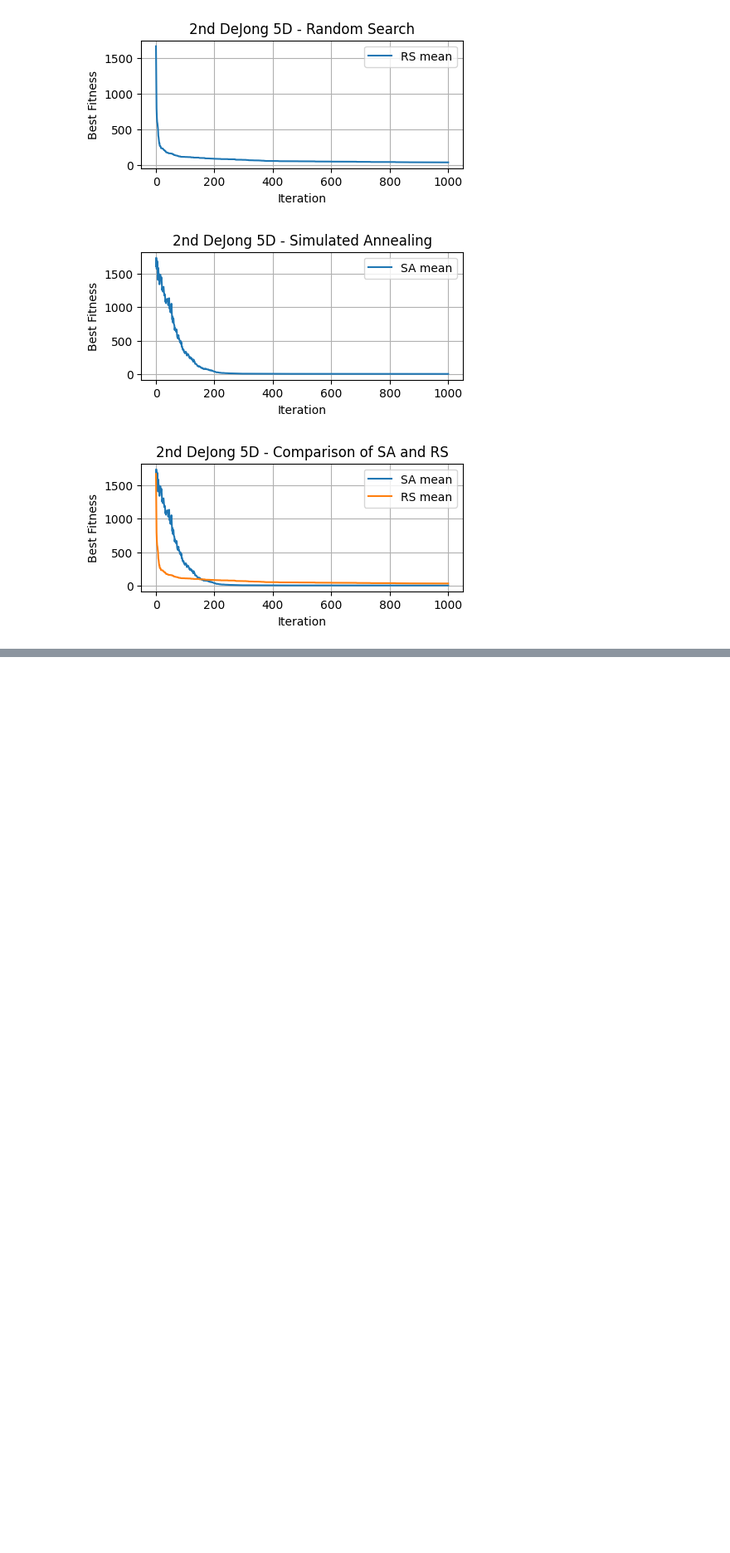
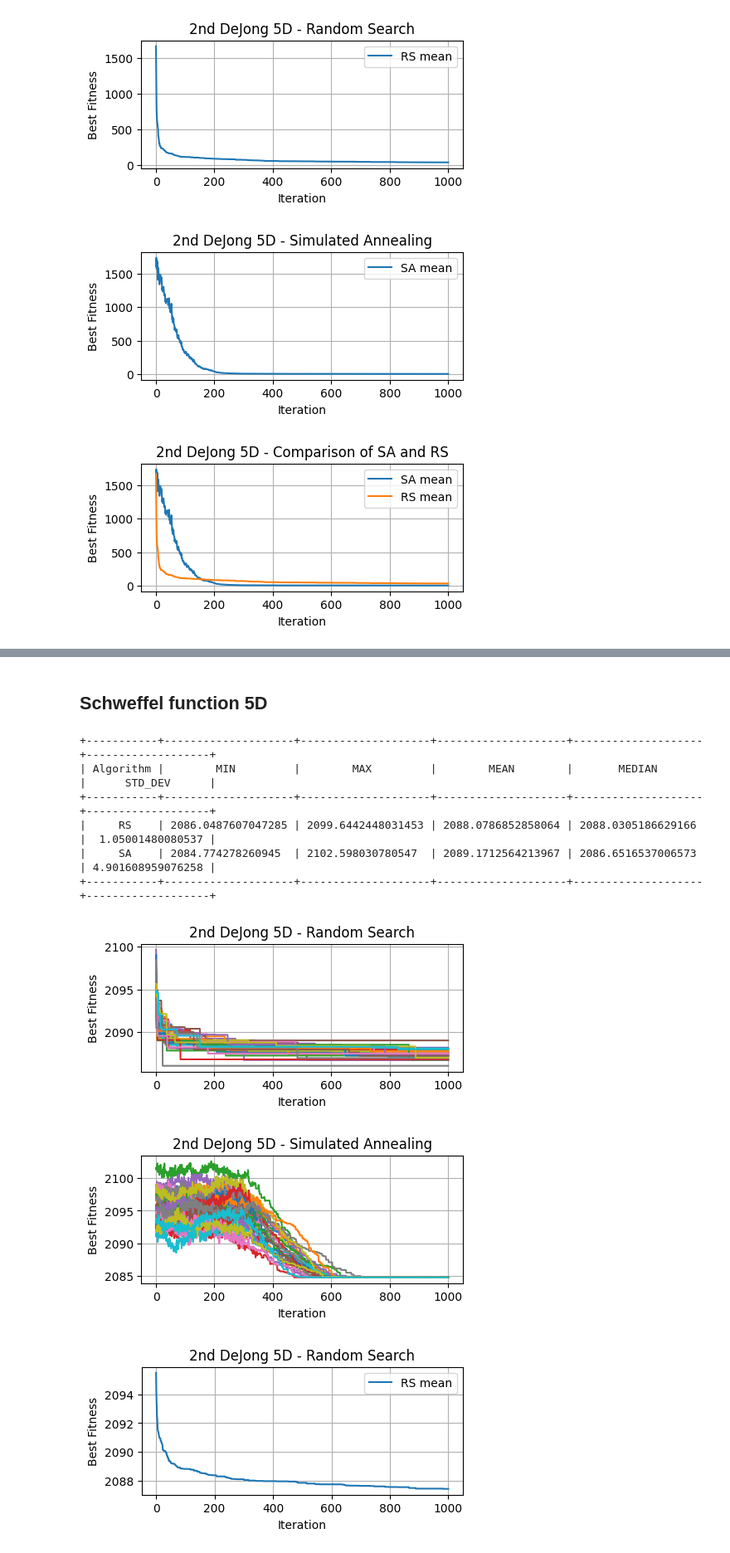
Before and after one commit to ta-jana/benchmarking-RS-SA, a Jupyter notebook: Tatyrkova_Jana_RSSA.ipynb, the cells around one changed output, grey strips where cells are left out. Shown at 83% size. Drawn from its saved outputs; the diff is of its cells as text; code cells hidden in the pictures; blank space fills up the shorter version.

```diff
--- a/Tatyrkova_Jana_RSSA.ipynb
+++ b/Tatyrkova_Jana_RSSA.ipynb
@@ -302,0 +326,21 @@ comparison(n_iterations, dimensions,cost_func,area_edges,n_of_neighbours, coolin
+# %% [markdown]
+## Schweffel function 5D
+# %%
+n_iterations = 1000
+dimensions = 5
+cost_func = schweffel
+area_edges = 2.048
+n_of_neighbours = 10
+cooling_decr = 0.78
+title = "2nd DeJong 5D"
+comparison(n_iterations, dimensions,cost_func,area_edges,n_of_neighbours, cooling_decr, title)
+# %% [output]
++-----------+--------------------+--------------------+--------------------+--------------------+-------------------+
+| Algorithm |        MIN         |        MAX         |        MEAN        |       MEDIAN       |      STD_DEV      |
++-----------+--------------------+--------------------+--------------------+--------------------+-------------------+
+|     RS    | 2086.0487607047285 | 2099.6442448031453 | 2088.0786852858064 | 2088.0305186629166 |  1.05001480080537 |
+|     SA    | 2084.774278260945  | 2102.598030780547  | 2089.1712564213967 | 2086.6516537006573 | 4.901608959076258 |
++-----------+--------------------+--------------------+--------------------+--------------------+-------------------+
+[figure, added]
+[figure, added]
+[figure, added]
```
Also changed, not shown: parts of 5 cells of this notebook.
